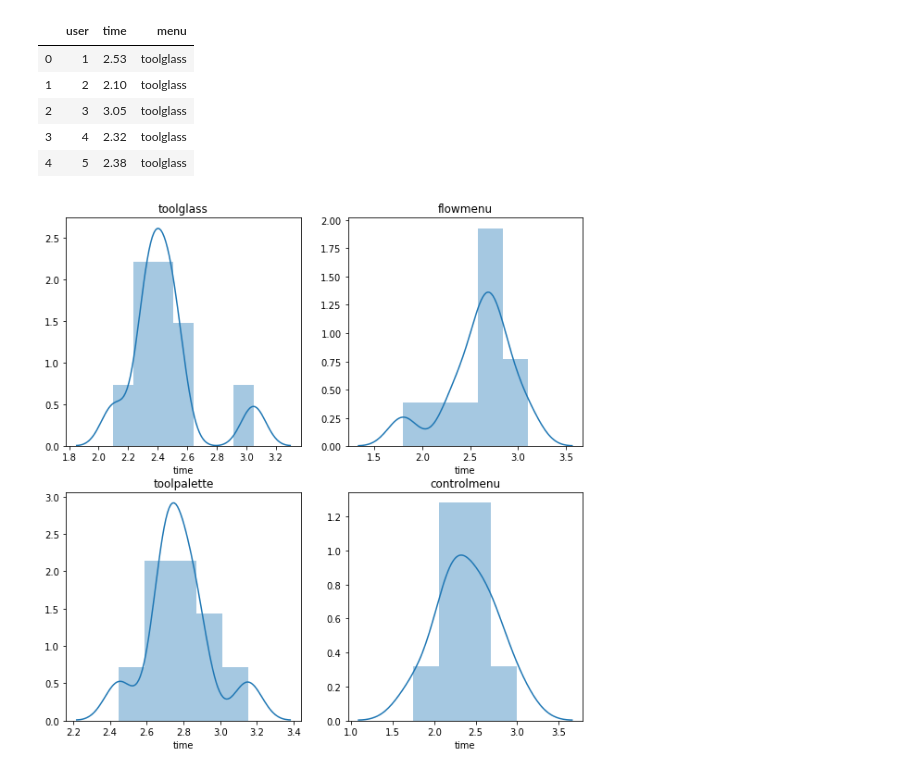
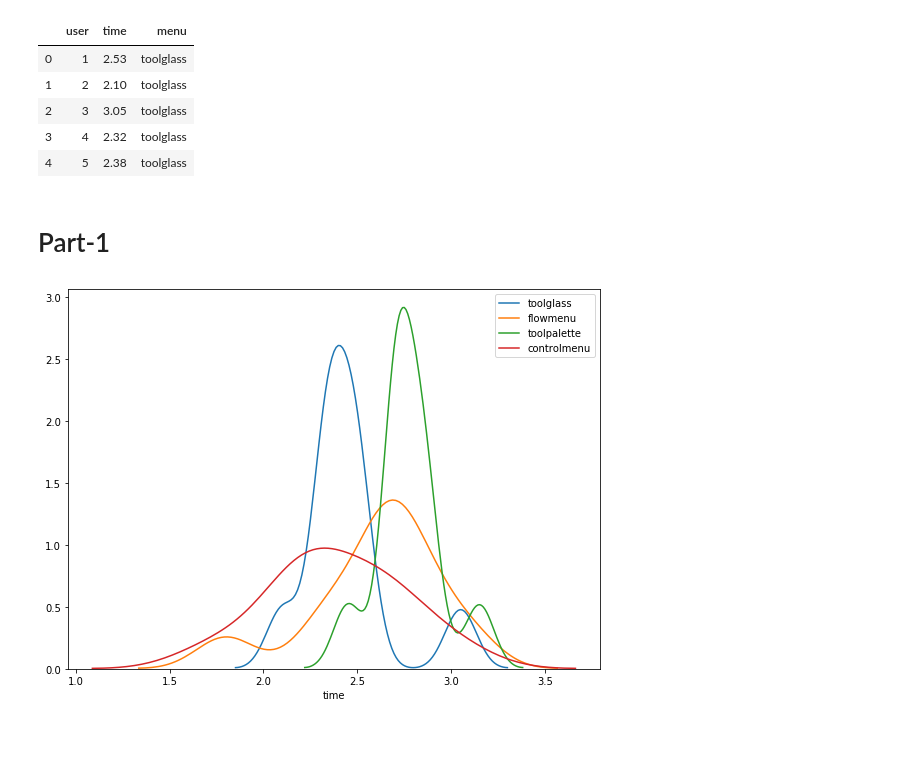
Before and after one commit to ParasAvkirkar/InferentialStatisticalAnalysis, a Jupyter notebook: vis.ipynb, the cells around one changed output. Drawn from its saved outputs; the diff is of its cells as text; code cells hidden in the pictures; blank space fills up the shorter version.

Commit message:
Basic visualization plots for anova and manova

```diff
--- a/vis.ipynb
+++ b/vis.ipynb
@@ -15,16 +16,28 @@ first_set.head()
 | 2 | 3 | 3.05 | toolglass |
 | 3 | 4 | 2.32 | toolglass |
 | 4 | 5 | 2.38 | toolglass |
+# %% [markdown]
+# Part-1
 # %%
-menus = ["toolglass", "flowmenu", "toolpalette", "controlmenu"]
+# menus = ["toolglass", "flowmenu", "toolpalette", "controlmenu"]
 
-figures, axes = plt.subplots(nrows=2, ncols=2, figsize=(10,10))
+# figures, axes = plt.subplots(nrows=2, ncols=2, figsize=(10,10))
 
-menu_index = 0
-for i in range(2):
-    for j in range(2):
-        sns.distplot(first_set[first_set["menu"] == menus[menu_index]]["time"], ax=axes[i][j])
-        axes[i][j].set_title(menus[menu_index])
-        menu_index += 1
+# menu_index = 0
+# for i in range(2):
+#     for j in range(2):
+#         sns.distplot(first_set[first_set["menu"] == menus[menu_index]]["time"], ax=axes[i][j])
+#         axes[i][j].set_title(menus[menu_index])
+#         menu_index += 1
+
+figures, axes = plt.subplots(nrows=1, ncols=1, figsize=(8, 6))
+
+sns.distplot(first_set[first_set["menu"]=="toolglass"]["time"], label="toolglass", hist=False, ax=axes)
+sns.distplot(first_set[first_set["menu"]=="flowmenu"]["time"], label="flowmenu", hist=False, ax=axes)
+sns.distplot(first_set[first_set["menu"]=="toolpalette"]["time"], label="toolpalette", hist=False, ax=axes)
+sns.distplot(first_set[first_set["menu"]=="controlmenu"]["time"], label="controlmenu", hist=False, ax=axes)
+
+
+plt.tight_layout()
 # %% [output]
-[figure, old version]
+[figure, new version]
```
Also changed, not shown: parts of 17 cells of this notebook.
